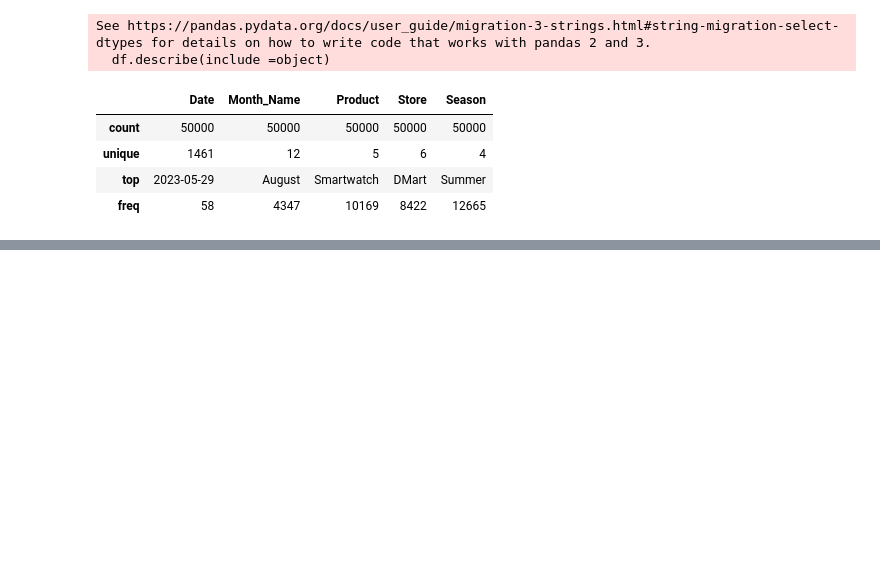
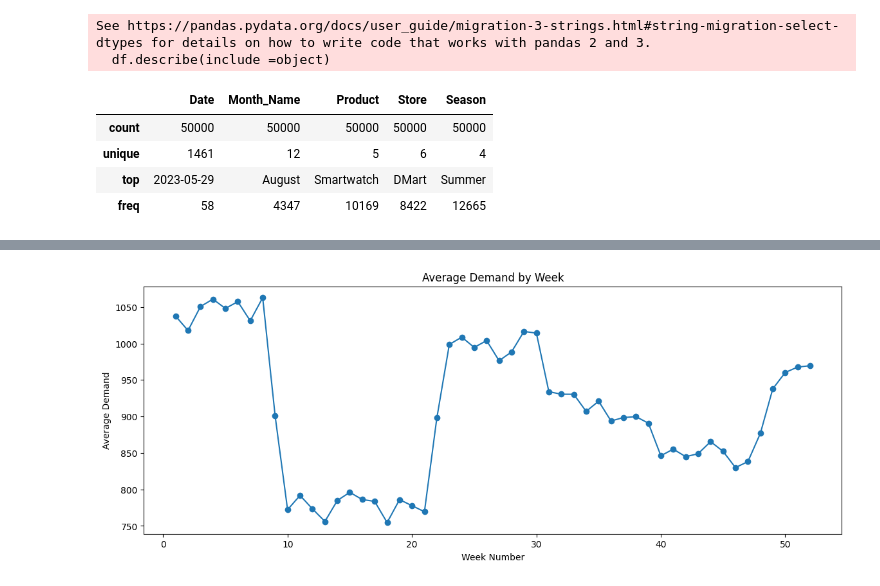
Before and after one commit to 1014369/Product-Demand-Forecasting, a Jupyter notebook: Notebooks/EDA.ipynb, the cells around one changed output, grey strips where cells are left out. Saved outputs shown, nothing was run; the diff lists cells and outputs as text; code cells hidden in the pictures; blank space fills up the shorter version.

```diff
--- a/Notebooks/EDA.ipynb
+++ b/Notebooks/EDA.ipynb
@@ -79,0 +161,20 @@ See https://pandas.pydata.org/docs/user_guide/migration-3-strings.html#string-mi
+# %%
+week_demand = (
+    df.groupby('Week')['Demand']
+      .mean()
+)
+plt.figure(figsize=(14,5))
+
+plt.plot(
+    week_demand.index,
+    week_demand.values,
+    marker='o'
+)
+
+plt.title("Average Demand by Week")
+plt.xlabel("Week Number")
+plt.ylabel("Average Demand")
+
+plt.show()
+# %% [output]
+[figure, added]
```
Also changed, not shown: parts of 7 cells of this notebook.
